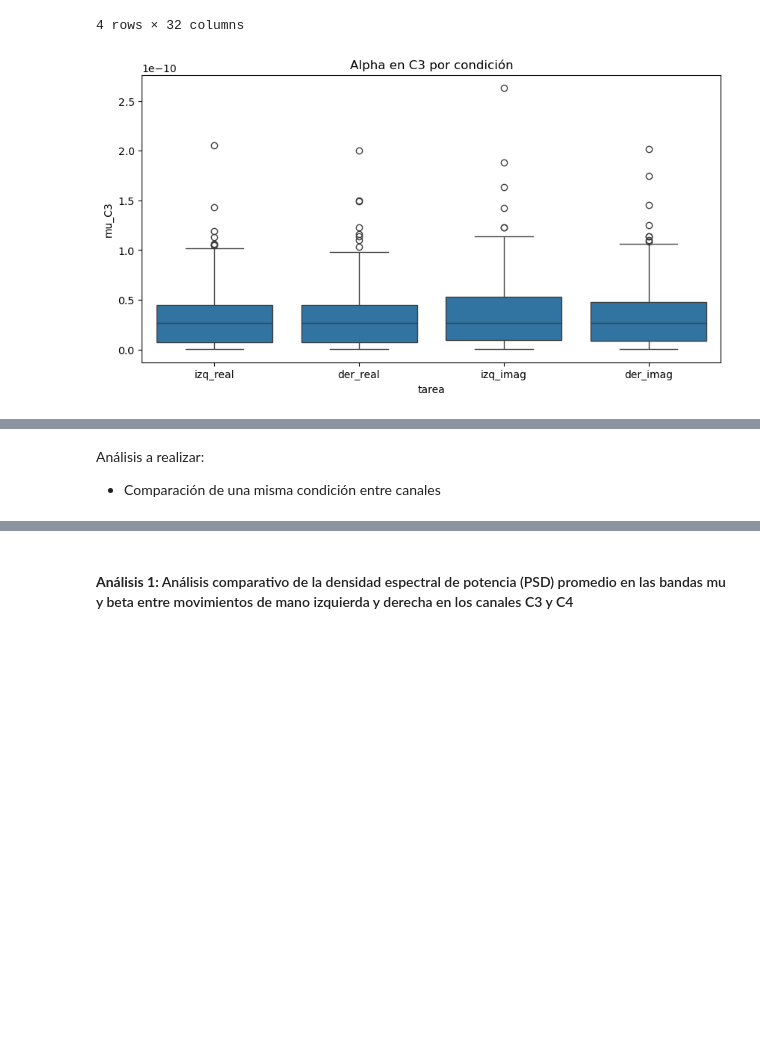
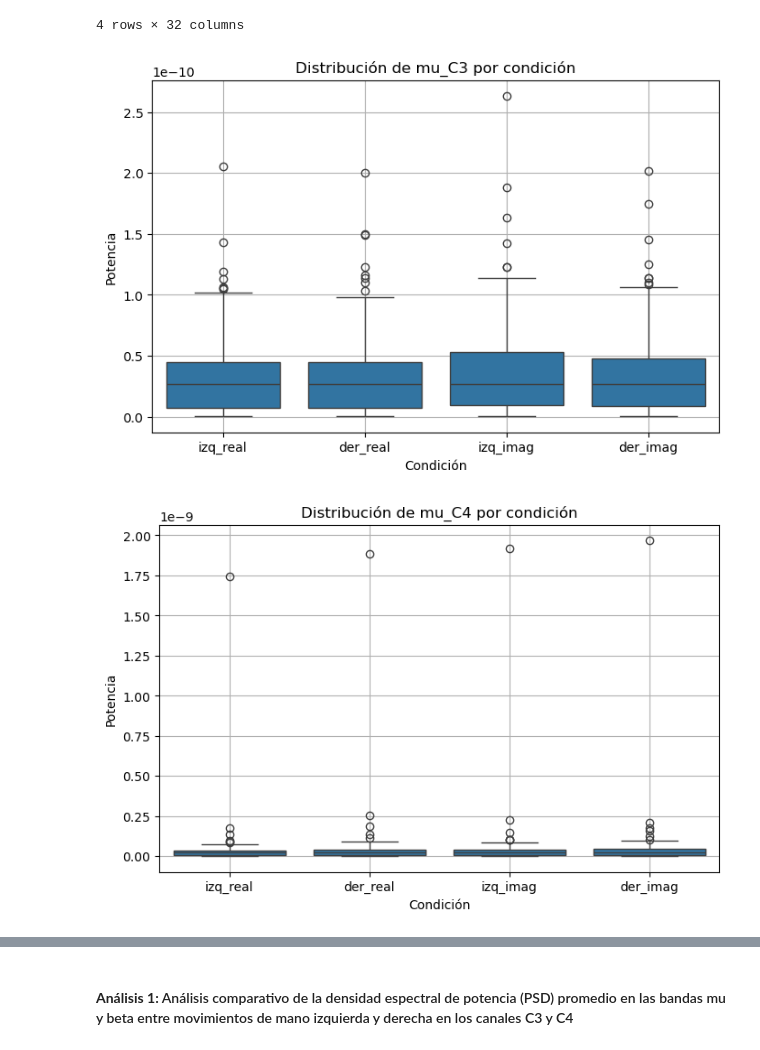
Before and after one commit to Isa21bella09/Proyecto-1---Biose-ales---Procesamiento-EEG, a Jupyter notebook: Proyecto 1 - Bioseñales.ipynb, the cells around one changed output, grey strips where cells are left out. Cells and saved outputs as stored; diff of their text form; code cells hidden in the pictures; blank space fills up the shorter version.

```diff
--- a/Proyecto 1 - Bioseñales.ipynb
+++ b/Proyecto 1 - Bioseñales.ipynb
@@ -394,11 +394,16 @@ df.groupby("tarea")[["mu_C3","mu_C4","beta_C3","beta_C4"]].describe()
 | izq_real | 109.0 | 3.336644e-11 | 3.459683e-11 | 4.758844e-13 | 7.189791e-12 | 2.704736e-11 | 4.496103e-11 | 2.054694e-10 | 109.0 | 4.211967e-11 | ... | ... |
 4 rows × 32 columns
 # %%
+variables = ["mu_C3", "mu_C4", "beta_C3", "beta_C4"]
 
-
-plt.figure(figsize=(10,5))
-sns.boxplot(data=df, x="tarea", y="mu_C3")
-plt.title("Alpha en C3 por condición")
-plt.show()
+for var in variables:
+    plt.figure(figsize=(8,5))
+    sns.boxplot(data=df, x="tarea", y=var)
+    plt.title(f"Distribución de {var} por condición")
+    plt.xlabel("Condición")
+    plt.ylabel("Potencia")
+    plt.grid()
+    plt.show()
 # %% [output]
-[figure, old version]
+[figure, new version]
+[figure, added]
@@ -405,3 +411,0 @@ plt.show()
-# %% [markdown]
-Análisis a realizar:
-- Comparación de una misma condición entre canales
```
Also changed, not shown: parts of 5 cells of this notebook.
